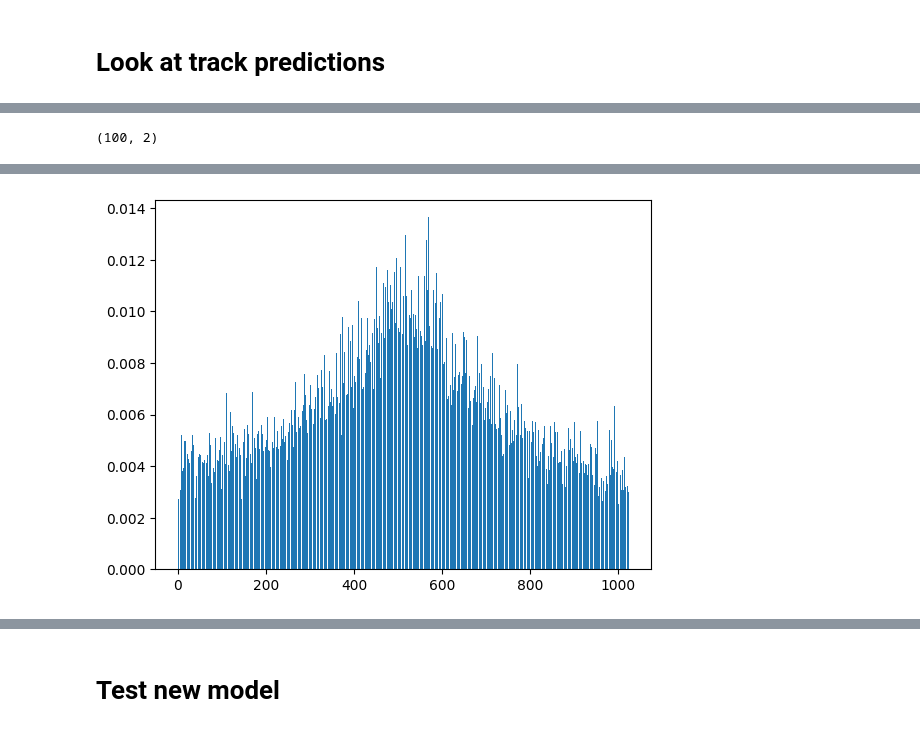
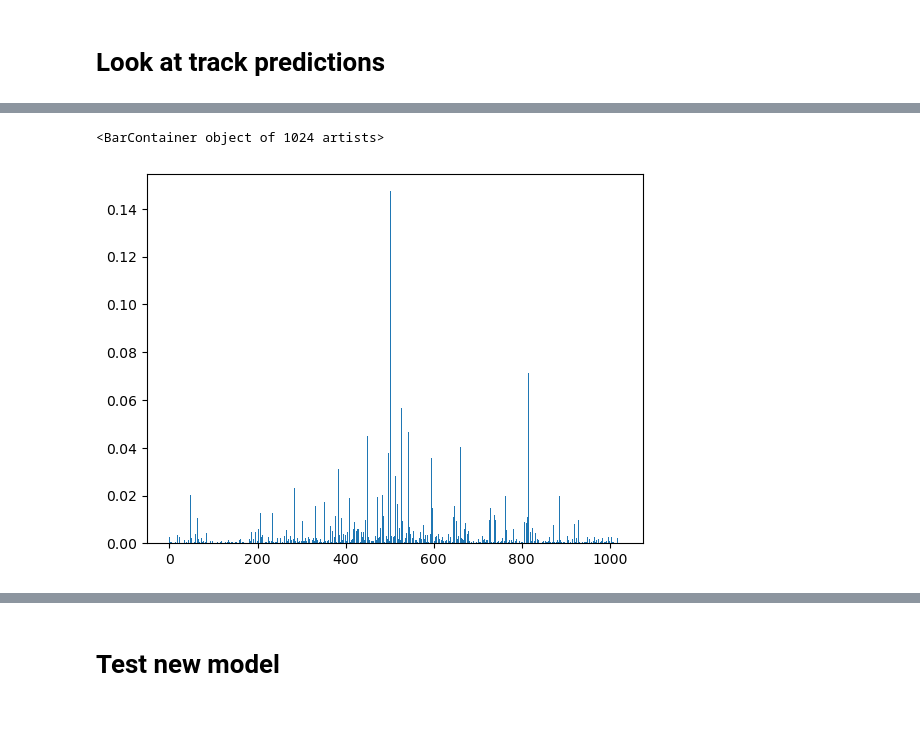
Before and after one commit to alexiaDorm/master-thesis, a Jupyter notebook: src/interpretation_models.ipynb, the cells around one changed output, grey strips where cells are left out. Saved outputs shown, nothing was run; the diff lists cells and outputs as text; code cells hidden in the pictures.

```diff
--- a/src/interpretation_models.ipynb
+++ b/src/interpretation_models.ipynb
@@ -117,5 +79,5 @@ for i in range(0,loss.shape[0]):
 # %%
-with open('../new/jsd_1e-3.pkl', 'rb') as file:
+with open('../results/train_res/wbias_jsd_1e-3.pkl', 'rb') as file:
     loss = CPU_Unpickler(file).load()
 
 loss = torch.stack(loss, dim=1)
@@ -585,15 +585,2 @@ Bias model
 # %%
 !python inspect_pred.py
-# %%
-import pickle
-import matplotlib.pyplot as plt
-import pandas
-import numpy as np
-
-with open('../results/pred.pkl', 'rb') as file:
-    pred = pickle.load(file)
-
-with open('../results/true.pkl', 'rb') as file:
-    true = pickle.load(file)
-
-pred[0].shape
@@ -602,3 +586,0 @@ torch.Size([1, 1024])
-# %%
-true = true[true.pseudo_bulk == "D12Neuronal"]
-true
@@ -611,0 +587,6 @@ true
+# %%
+with open('../results/train_res/true.pkl', 'rb') as file:
+    true = pickle.load(file)
+
+with open('../results/train_res/pred.pkl', 'rb') as file:
+    pred = pickle.load(file)
@@ -622,12 +618,8 @@ plt.bar(x = np.arange(0,1024), height = pred[0].squeeze())
-# %%
-true.shape
-# %% [output]
-(100, 2)
 # %%
-plt.bar(x = np.arange(0,1024), height = true.iloc[1,0])
+plt.bar(x = np.arange(0,1024), height = true[0][28,:,0])
 plt.show()
-plt.bar(x = np.arange(0,1024), height = pred[1].squeeze())
-plt.show()
+plt.bar(x = np.arange(0,1024), height = pred[0][28,:])
 # %% [output]
 [figure]
+<BarContainer object of 1024 artists>
-[figure, old version]
+[figure, new version]
```
Also changed, not shown: parts of 55 cells of this notebook, 5 other files.
